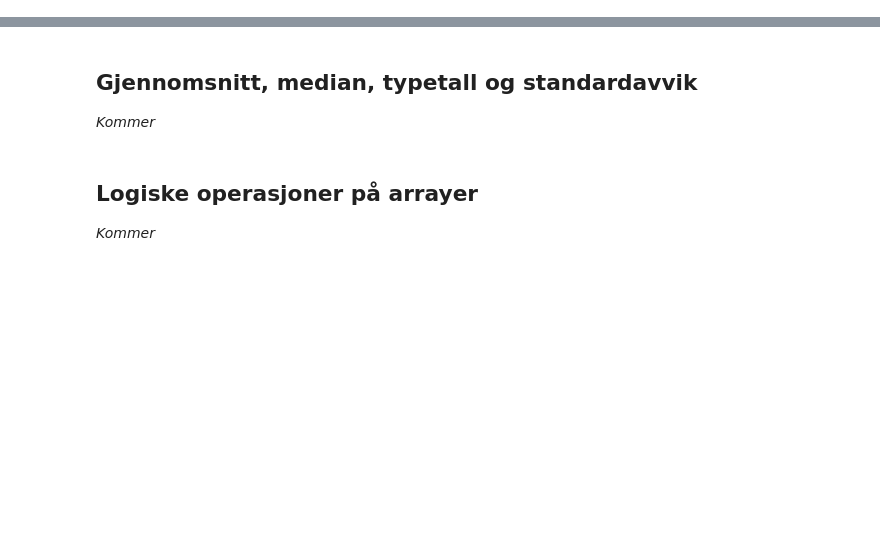
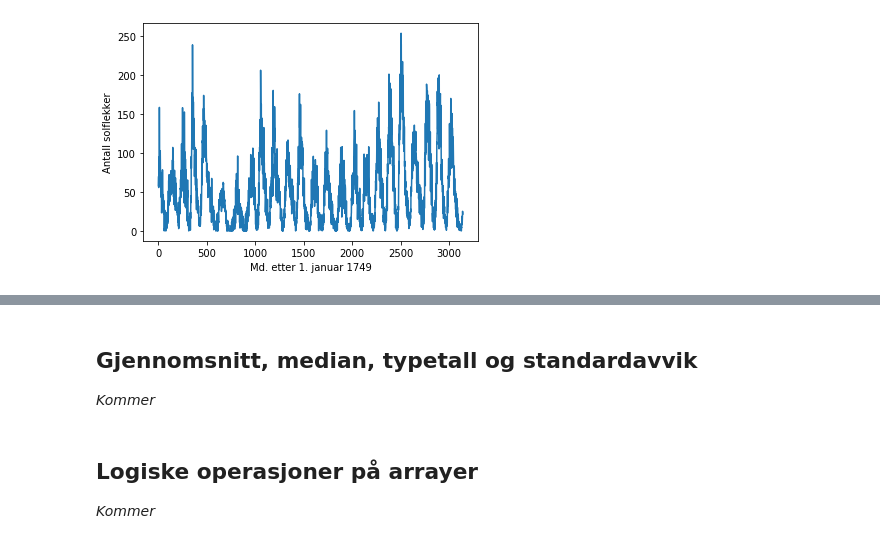
Before and after one commit to programmering-i-skolen/programmeringiskolen, a Jupyter notebook: losningsforslag/kap7.ipynb, the cells around one changed output, grey strips where cells are left out. Drawn from its saved outputs; the diff is of its cells as text; code cells hidden in the pictures; blank space fills up the shorter version.

```diff
--- a/losningsforslag/kap7.ipynb
+++ b/losningsforslag/kap7.ipynb
@@ -5,0 +6,15 @@ _Kommer_
+# %%
+import numpy as np
+import matplotlib.pyplot as plt
+
+data = np.loadtxt('datasett/solflekker.txt', skiprows = 1)
+
+tid = data[:,0]        # Måneder etter 1. januar 1749 til 2010
+solflekker = data[:,1] # Gjennomsnittlig antall solflekker
+
+plt.plot(tid, solflekker)
+plt.ylabel('Antall solflekker')
+plt.xlabel('Md. etter 1. januar 1749')
+plt.show()
+# %% [output]
+[figure, added]
```
Also changed, not shown: parts of 11 cells of this notebook, 1 other file.
